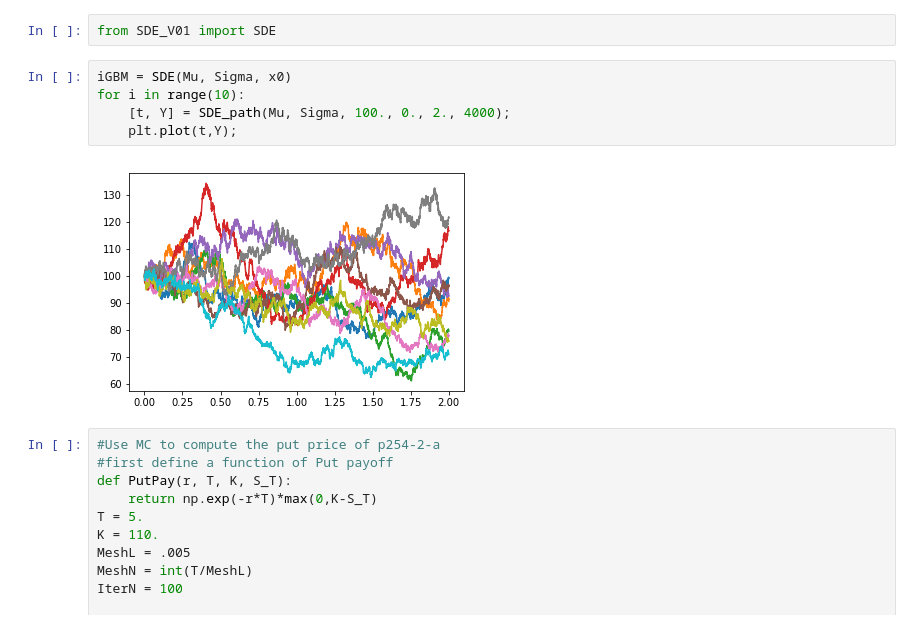
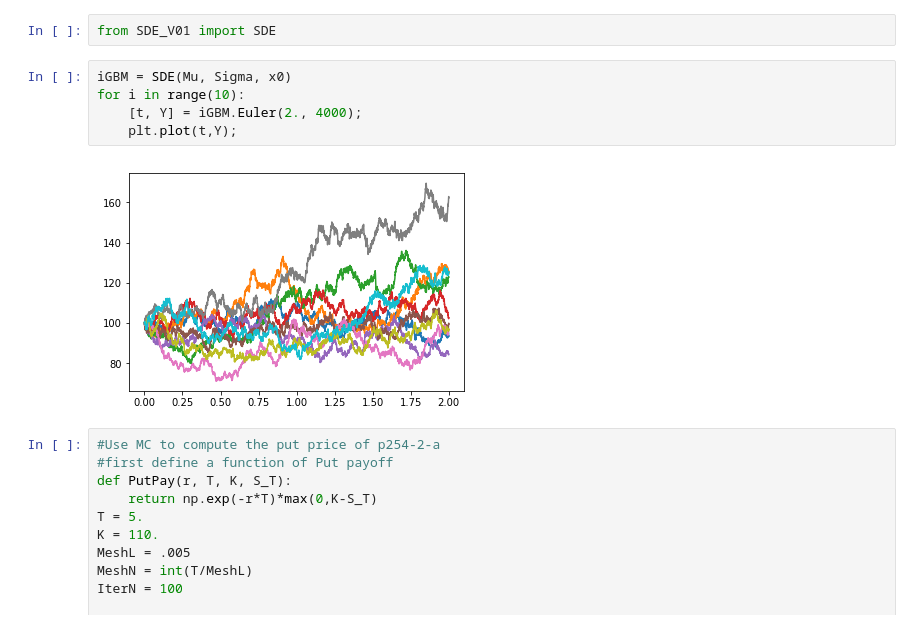
Before and after one commit to shichaochhk/MA6628v02, a Jupyter notebook: EM02.ipynb, the cells around one changed output. Saved outputs shown, nothing was run; the diff lists cells and outputs as text.

```diff
--- a/EM02.ipynb
+++ b/EM02.ipynb
@@ -28,10 +28,10 @@ from SDE_V01 import SDE
 # %%
 iGBM = SDE(Mu, Sigma, x0)
 for i in range(10):
-    [t, Y] = SDE_path(Mu, Sigma, 100., 0., 2., 4000);
+    [t, Y] = iGBM.Euler(2., 4000);
     plt.plot(t,Y);
 # %% [output]
-[figure, old version]
+[figure, new version]
 # %%
 #Use MC to compute the put price of p254-2-a
 #first define a function of Put payoff
```
Also changed, not shown: parts of 1 cell of this notebook, 1 other file.
